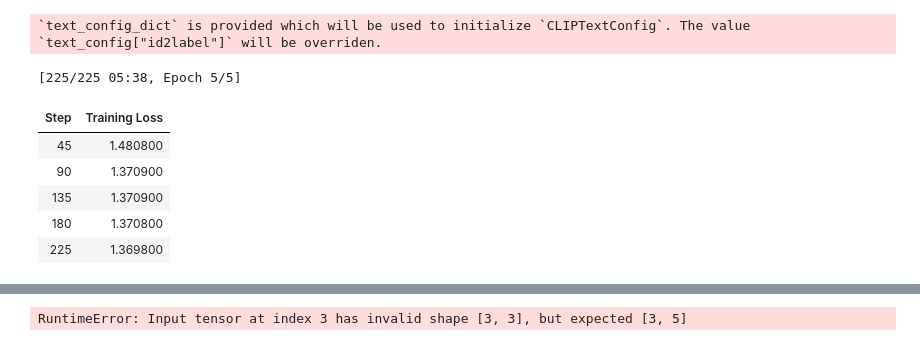
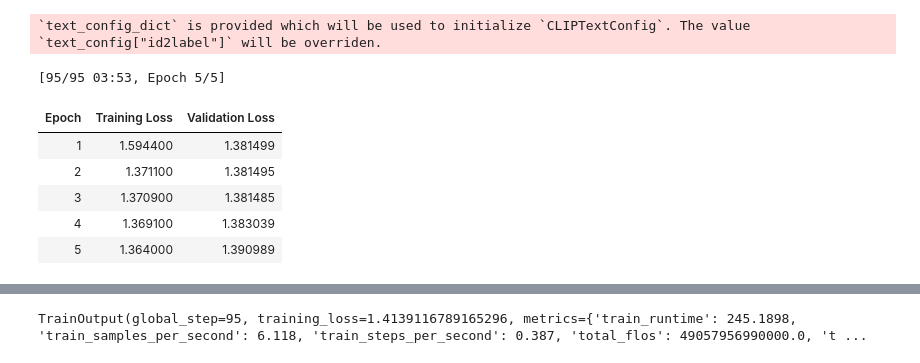
Before and after one commit to Marsolo1/Machine-Intelligence-Team-8, a Jupyter notebook: fine-tune.ipynb, the cells around one changed output, grey strips where cells are left out. Saved outputs shown, nothing was run; the diff lists cells and outputs as text; code cells hidden in the pictures.

```diff
--- a/fine-tune.ipynb
+++ b/fine-tune.ipynb
@@ -101,9 +101,9 @@ plt.imshow(img)
 data = []
 val_data = []
 label_maps = {
-    'Hiyoshi': 'Hiyoshi Kohoku-Toubu',
-    'Hiyoshihoncho': 'Hiyoshihoncho Kohoku-Hokubu',
-    'Minowacho': 'Minowacho Kohoku-Hokutoubu',
+    'Hiyoshi': 'Hiyoshi',
+    'Hiyoshihoncho': 'Hiyoshihonchol',
+    'Minowacho': 'Minowacho',
 }
 labels = {}
 
@@ -117,7 +117,8 @@ for folder in folders:
     labels[label] = len(labels)
 
     file_count = len(list(folder.iterdir()))
-    train_count = int(file_count * 0.7)
+    # train_count = int(file_count * 0.7)
+    train_count = 100
     for i, file in enumerate(list(folder.iterdir())):
         d = {
             "text": label,
@@ -154,6 +155,7 @@ def collate_fn(examples):
         "input_ids": input_ids,
         "attention_mask": attention_mask,
         "return_loss": True,
+        'return_dict': True,
     }
 # %%
 from transformers import AutoModel, TrainingArguments, Trainer
@@ -165,39 +167,42 @@ model = AutoModel.from_pretrained("geolocal/StreetCLIP")
 `text_config_dict` is provided which will be used to initialize `CLIPTextConfig`. The value `text_config["id2label"]` will be overriden.
 # %%
 batch_size = 4
-gpu_cnt = 4
-# steps = int(len(train_dataset) / batch_size / gpu_cnt)
-# steps = 45
-# print('steps:', steps)
+lr = 1e-4
 
 # Specify the training arguments
 training_args = TrainingArguments(
     output_dir="./results",
     num_train_epochs=5,
     per_device_train_batch_size=4,
+    per_device_eval_batch_size=4,
+    lr_scheduler_type='cosine',
+    dataloader_num_workers=8,
     weight_decay=0.01,
-    learning_rate=1e-4,
+    learning_rate=lr,
     logging_strategy='epoch',
-    # evaluation_strategy='epoch',
+    evaluation_strategy='epoch',
     # logging_steps=steps,
     # eval_steps=steps,
 )
 
 # Create the Trainer and train
 trainer = Trainer(
     model=model,
     args=training_args,
     train_dataset=train_dataset,
+    eval_dataset=val_dataset,
+    # compute_metrics=lambda e: evaluate.load('accuracy').compute(predictions=e.predictions, references=e.label_ids),
+    # preprocess_logits_for_metrics=preprocess_logits_for_metrics,
     data_collator=collate_fn,
 )
 
 # Train the model
 trainer.train()
 # %% [output]
-[225/225 05:38, Epoch 5/5]
+[95/95 03:53, Epoch 5/5]
-| Step | Training Loss |
-| 45 | 1.480800 |
-| 90 | 1.370900 |
-| 135 | 1.370900 |
-| 180 | 1.370800 |
-| 225 | 1.369800 |
+| Epoch | Training Loss | Validation Loss |
+| 1 | 1.594400 | 1.381499 |
+| 2 | 1.371100 | 1.381495 |
+| 3 | 1.370900 | 1.381485 |
+| 4 | 1.369100 | 1.383039 |
+| 5 | 1.364000 | 1.390989 |
@@ -205 +209 @@ trainer.train()
-RuntimeError: Input tensor at index 3 has invalid shape [3, 3], but expected [3, 5]
+TrainOutput(global_step=95, training_loss=1.4139116789165296, metrics={'train_runtime': 245.1898, 'train_samples_per_second': 6.118, 'train_steps_per_second': 0.387, 'total_flos': 49057956990000.0, 't ...
```
Also changed, not shown: parts of 6 cells of this notebook, 1 other file.
